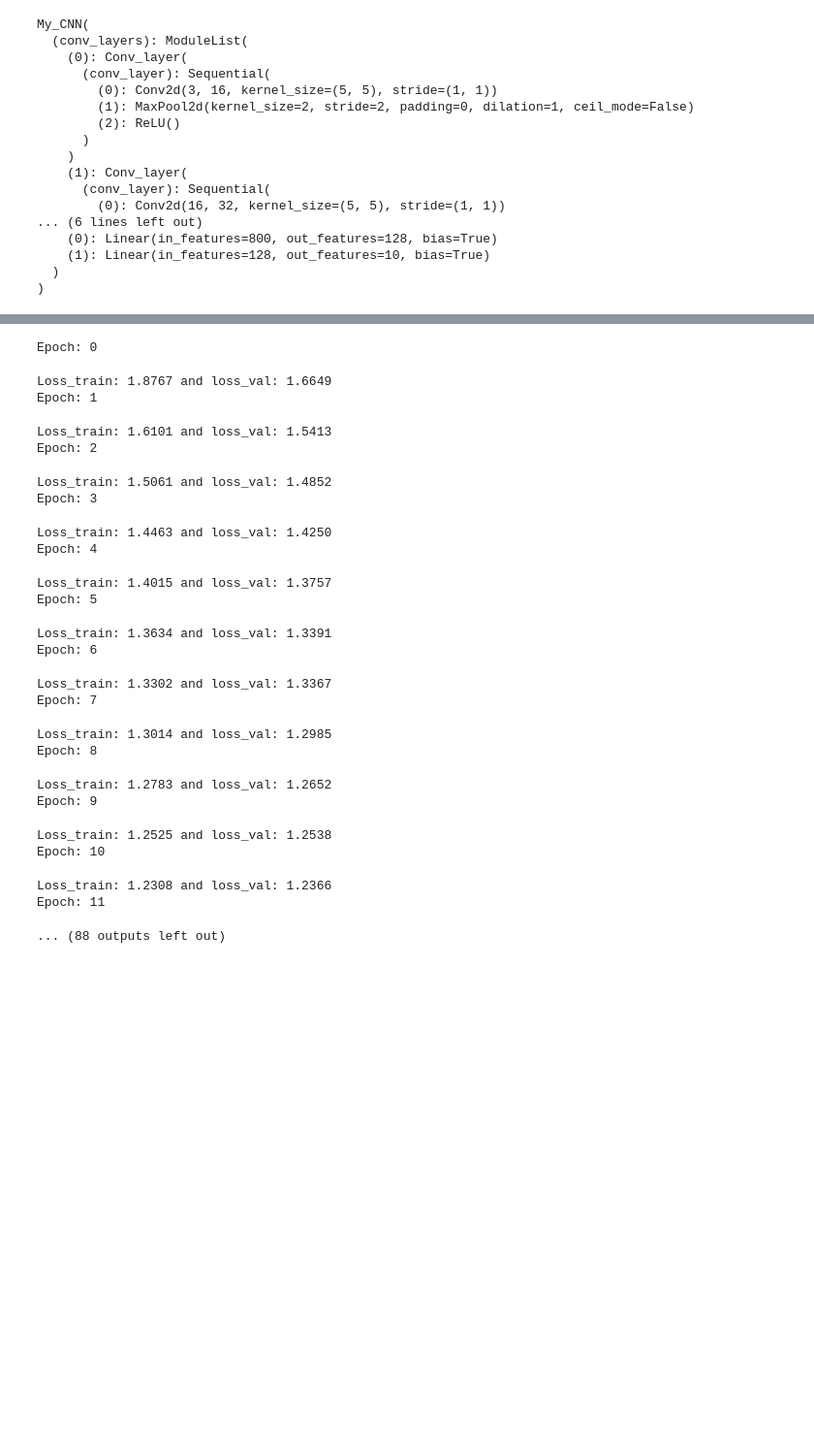
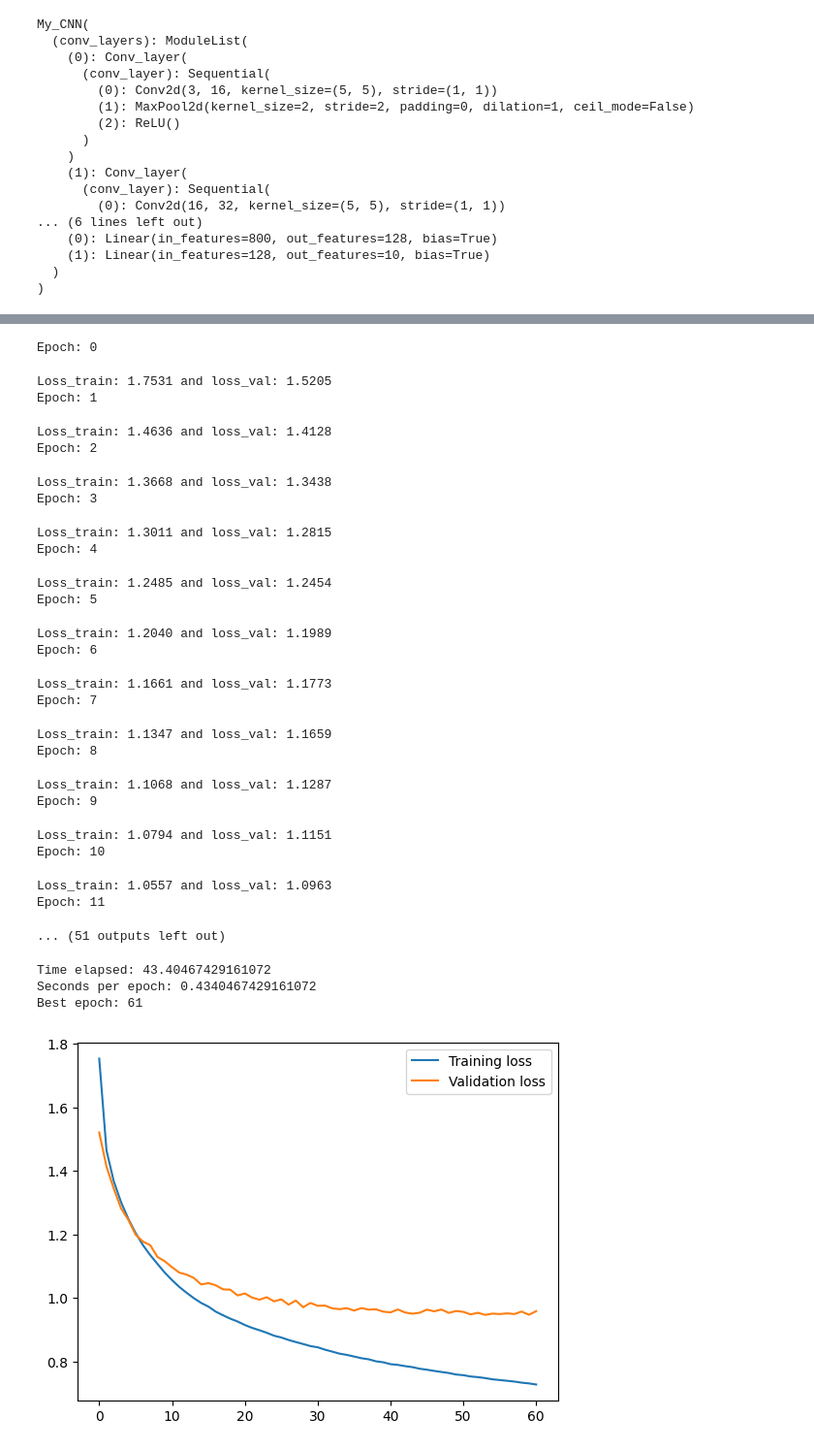
Before and after one commit to smBello-tse/CIFAR10-classification, a Jupyter notebook: Unet.ipynb, the cells around one changed output, grey strips where cells are left out. Shown at 97% size. Drawn from its saved outputs; the diff is of its cells as text; code cells hidden in the pictures; blank space fills up the shorter version.

```diff
--- a/Unet.ipynb
+++ b/Unet.ipynb
@@ -32,7 +32,7 @@ generator = torch.Generator().manual_seed(42)
 transform = transforms.Compose([transforms.ToTensor()])
 train_dataset = datasets.CIFAR10(root="./data", train=True, download=True, transform=transform)
 val_test_dataset = datasets.CIFAR10(root="./data", train=False, download=True, transform=transform)
-val_dataset, test_dataset = torch.utils.data.random_split(val_test_dataset, [0.5, 0.5], generator=generator)
+val_dataset, _ = torch.utils.data.random_split(val_test_dataset, [0.5, 0.5], generator=generator)
 # %%
 #Visualisation
 image, target = train_dataset[785]
@@ -226,44 +205,52 @@ for epoch in range(nb_epochs):
       if loss.item() < best_loss:
           best_loss = loss.item()
           best_model, best_epoch = model, epoch
-    loss_val /= len(test_loader)
+    loss_val /= len(val_loader)
     losses_val.append(loss_val)
 
   print(f"Loss_train: {loss_train:.4f} and loss_val: {loss_val:.4f}")
 end = time()
-time_elapsed = end- start
-print(f"Time elapsed: {time_elapsed}")
-print(f"Seconds per epoch: {time_elapsed / nb_epochs}")
-print(f"Best epoch: {epoch}")
-
-epochs = range(nb_epochs)
-plt.plot(epochs, losses_train, label="Training loss")
-plt.plot(epochs, losses_val, label="Validation loss")
-plt.legend()
-plt.show()
 # %% [output]
 Epoch: 0
-Loss_train: 1.8767 and loss_val: 1.6649
+Loss_train: 1.7531 and loss_val: 1.5205
 Epoch: 1
-Loss_train: 1.6101 and loss_val: 1.5413
+Loss_train: 1.4636 and loss_val: 1.4128
 Epoch: 2
-Loss_train: 1.5061 and loss_val: 1.4852
+Loss_train: 1.3668 and loss_val: 1.3438
 Epoch: 3
-Loss_train: 1.4463 and loss_val: 1.4250
+Loss_train: 1.3011 and loss_val: 1.2815
 Epoch: 4
-Loss_train: 1.4015 and loss_val: 1.3757
+Loss_train: 1.2485 and loss_val: 1.2454
 Epoch: 5
-Loss_train: 1.3634 and loss_val: 1.3391
+Loss_train: 1.2040 and loss_val: 1.1989
 Epoch: 6
-Loss_train: 1.3302 and loss_val: 1.3367
+Loss_train: 1.1661 and loss_val: 1.1773
 Epoch: 7
-Loss_train: 1.3014 and loss_val: 1.2985
+Loss_train: 1.1347 and loss_val: 1.1659
 Epoch: 8
-Loss_train: 1.2783 and loss_val: 1.2652
+Loss_train: 1.1068 and loss_val: 1.1287
 Epoch: 9
-Loss_train: 1.2525 and loss_val: 1.2538
+Loss_train: 1.0794 and loss_val: 1.1151
 Epoch: 10
-Loss_train: 1.2308 and loss_val: 1.2366
+Loss_train: 1.0557 and loss_val: 1.0963
 Epoch: 11
-... (88 outputs left out)
+... (51 outputs left out)
+# %%
+end = time()
+time_elapsed = end- start
+print(f"Time elapsed: {time_elapsed}")
+print(f"Seconds per epoch: {time_elapsed / nb_epochs}")
+print(f"Best epoch: {epoch}")
+
+epochs = range(61)
+
+plt.plot(epochs, losses_train, label="Training loss")
+plt.plot(epochs, losses_val, label="Validation loss")
+plt.legend()
+plt.show()
+# %% [output]
+Time elapsed: 43.40467429161072
+Seconds per epoch: 0.4340467429161072
+Best epoch: 61
+[figure, added]
 # %%
```
Also changed, not shown: parts of 11 cells of this notebook.
